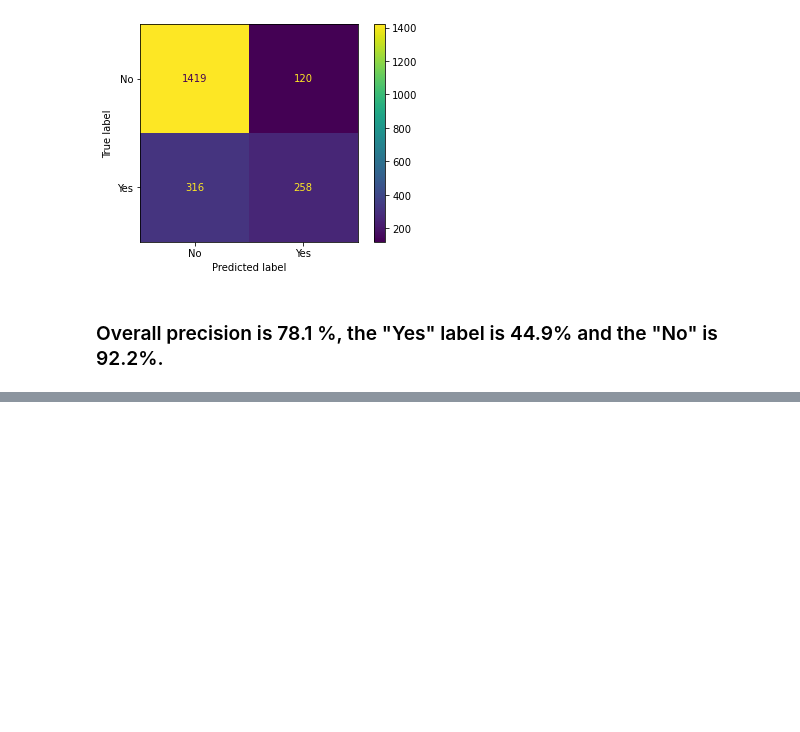
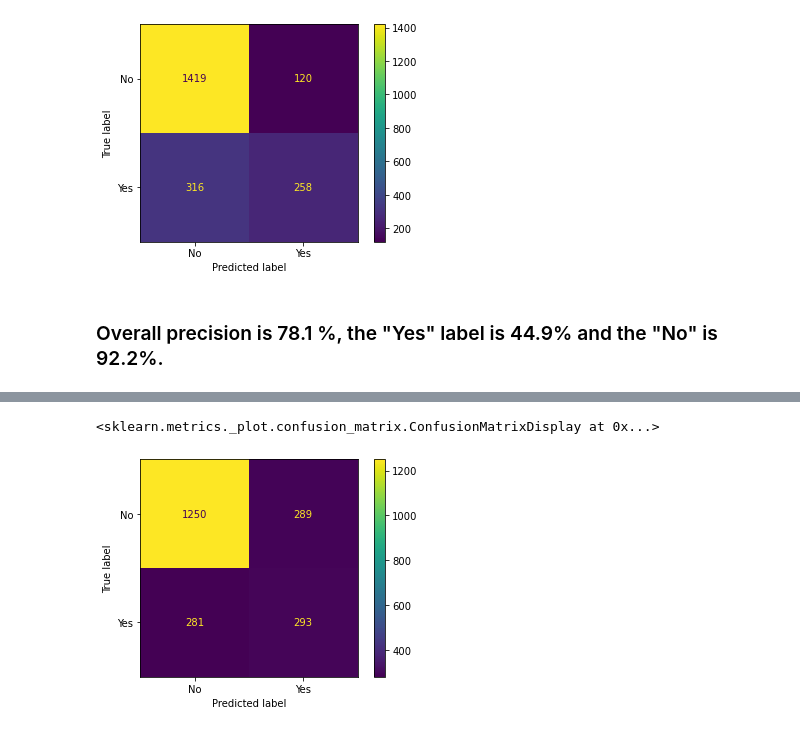
Before and after one commit to PeterLudas/IronPeterLudas, a Jupyter notebook: Labworks/week_7/Customer_churn.ipynb, the cells around one changed output, grey strips where cells are left out. Cells and saved outputs as stored; diff of their text form; code cells hidden in the pictures; blank space fills up the shorter version.

```diff
--- a/Labworks/week_7/Customer_churn.ipynb
+++ b/Labworks/week_7/Customer_churn.ipynb
@@ -96,0 +104,7 @@ disp.plot()
+# %%
+dt = DecisionTreeClassifier(random_state=55)
+
+dt.fit(X_train, y_train)
+y_hat = dt.predict(X_test)
+
+print(classification_report(y_hat, y_test, digits=3))
@@ -96,0 +120,7 @@ disp.plot()
+# %%
+cm = confusion_matrix(y_test, y_hat)
+disp = ConfusionMatrixDisplay(cm, display_labels=dt.classes_)
+disp.plot()
+# %% [output]
+<sklearn.metrics._plot.confusion_matrix.ConfusionMatrixDisplay at 0x...>
+[figure, added]
```
Also changed, not shown: parts of 3 cells of this notebook.
